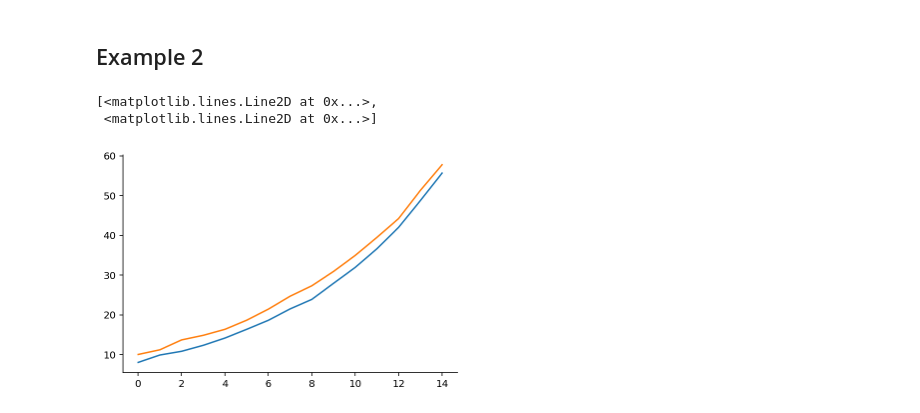
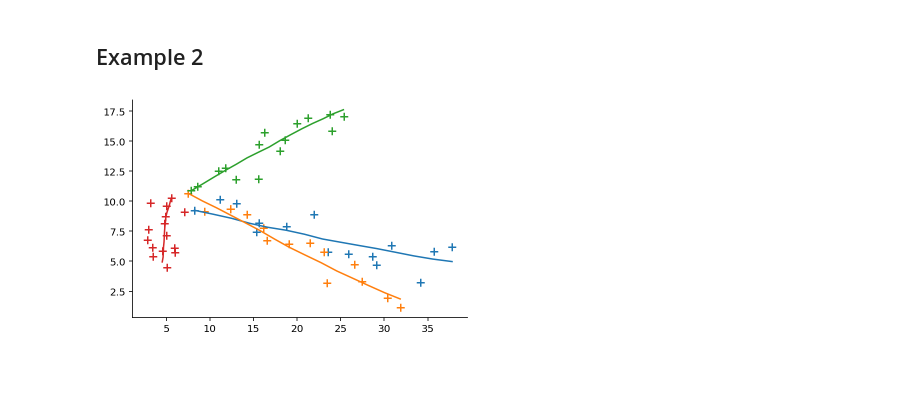
Before and after one commit to gerdm/msc-dissertation, a Jupyter notebook: notebooks/kalman-filter.ipynb, the cells around one changed output. Saved outputs shown, nothing was run; the diff lists cells and outputs as text; code cells hidden in the pictures; blank space fills up the shorter version.

```diff
--- a/notebooks/kalman-filter.ipynb
+++ b/notebooks/kalman-filter.ipynb
@@ -375,12 +375,14 @@ latent, obs = lds_sample(μ0, V0, A, C, Γ, Σ, n_sims, n_steps, T, noisy_init=F
 
 Z = latent[nsim]
 X = obs[nsim]
-# %%
-plt.plot(X)
-# %% [output]
-[<matplotlib.lines.Line2D at 0x...>,
- <matplotlib.lines.Line2D at 0x...>]
-[figure, removed]
+# %%
+for nsim in range(n_sims):
+    Z = latent[nsim]
+    X = obs[nsim]
+    plt.plot(*Z[:, :2].T)
+    plt.scatter(*X.T, marker="+", s=60)
+# %% [output]
+[figure, added]
 # %%
 I = np.eye(4)
 K1 = V0 @ C.T @ inv(C @ V0 @ C.T + Σ)
```
Also changed, not shown: parts of 11 cells of this notebook.
